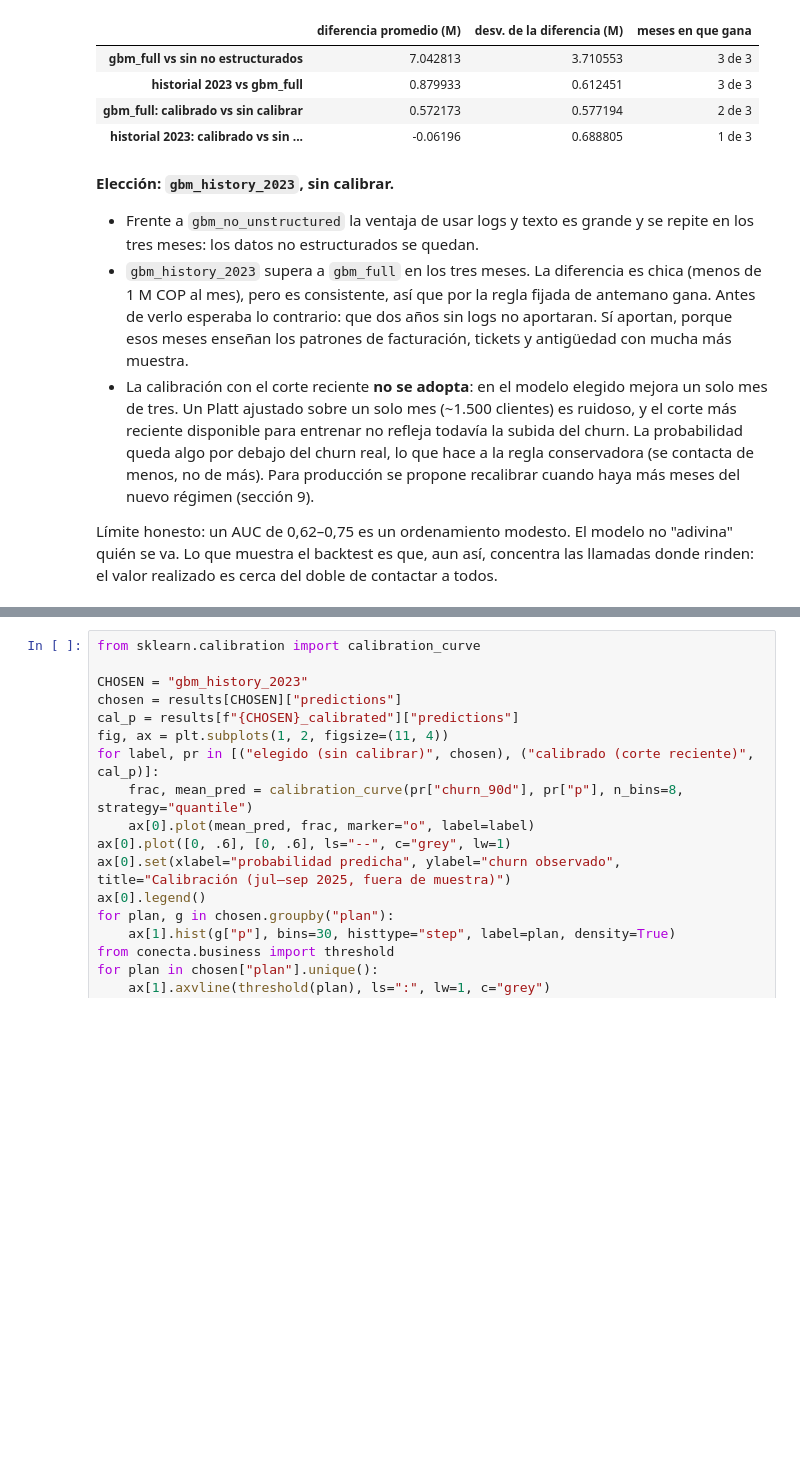
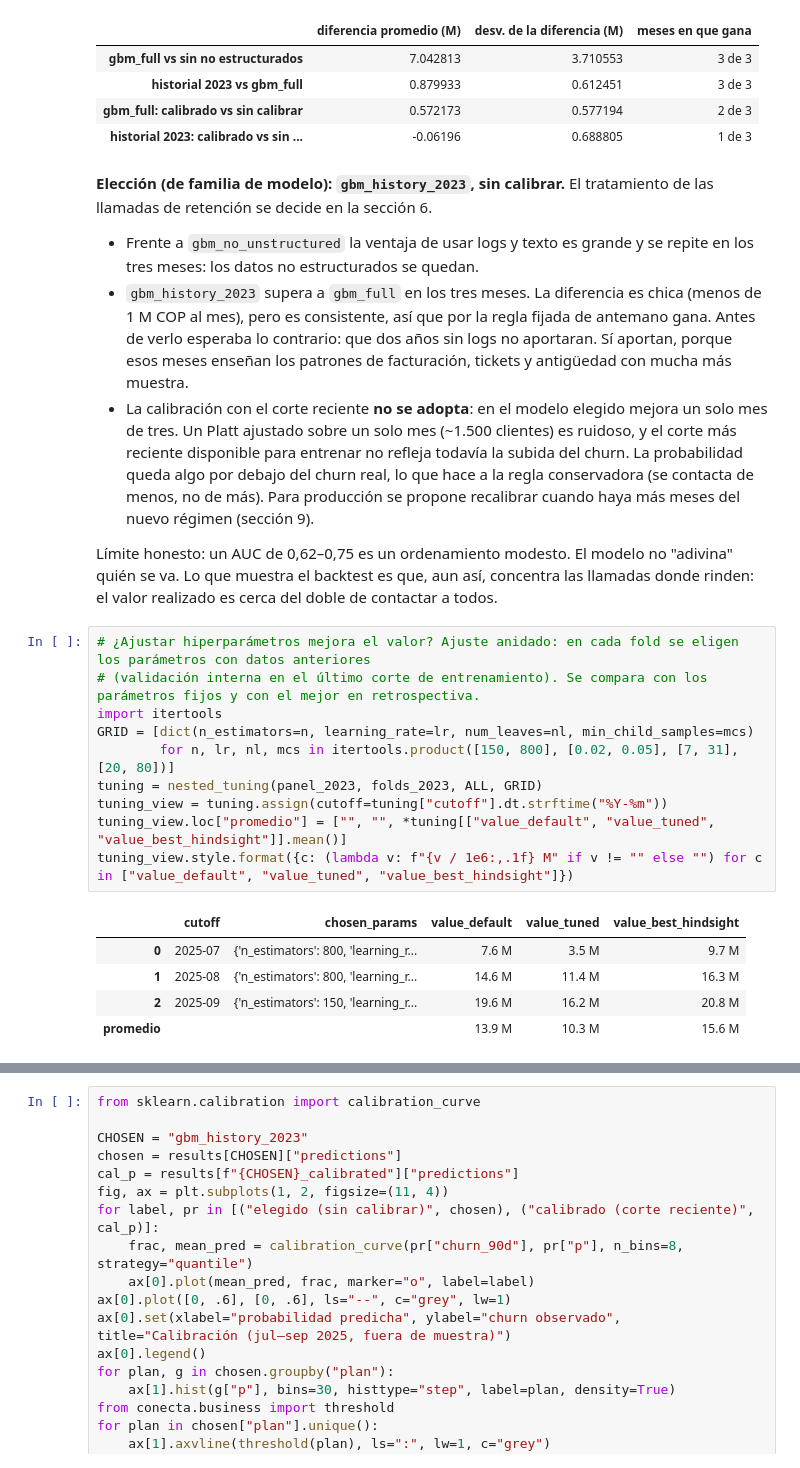
Before and after one commit to unfresh25/conecta-churn, a Jupyter notebook: solucion.ipynb, the cells around one changed output, grey strips where cells are left out. Cells and saved outputs as stored; diff of their text form; blank space fills up the shorter version.

```diff
--- a/solucion.ipynb
+++ b/solucion.ipynb
@@ -529,7 +529,7 @@ pd.DataFrame({"gbm_full vs sin no estructurados": paired("gbm_full", "gbm_no_uns
 | gbm_full: calibrado vs sin calibrar | 0.572173 | 0.577194 | 2 de 3 |
 | historial 2023: calibrado vs sin ... | -0.06196 | 0.688805 | 1 de 3 |
 # %% [markdown]
-**Elección: `gbm_history_2023`, sin calibrar.**
+**Elección (de familia de modelo): `gbm_history_2023`, sin calibrar.** El tratamiento de las llamadas de retención se decide en la sección 6.
 - Frente a `gbm_no_unstructured` la ventaja de usar logs y texto es grande y se repite en los tres meses: los datos no estructurados se quedan.
 - `gbm_history_2023` supera a `gbm_full` en los tres meses. La diferencia es chica (menos de 1 M COP al mes), pero es consistente,
   así que por la regla fijada de antemano gana. Antes de verlo esperaba lo contrario: que dos años sin logs no aportaran. Sí aportan,
@@ -541,3 +541,19 @@ pd.DataFrame({"gbm_full vs sin no estructurados": paired("gbm_full", "gbm_no_uns
 
 Límite honesto: un AUC de 0,62–0,75 es un ordenamiento modesto. El modelo no "adivina" quién se va. Lo que muestra el backtest
 es que, aun así, concentra las llamadas donde rinden: el valor realizado es cerca del doble de contactar a todos.
+# %%
+# ¿Ajustar hiperparámetros mejora el valor? Ajuste anidado: en cada fold se eligen los parámetros con datos anteriores
+# (validación interna en el último corte de entrenamiento). Se compara con los parámetros fijos y con el mejor en retrospectiva.
+import itertools
+GRID = [dict(n_estimators=n, learning_rate=lr, num_leaves=nl, min_child_samples=mcs)
+        for n, lr, nl, mcs in itertools.product([150, 800], [0.02, 0.05], [7, 31], [20, 80])]
+tuning = nested_tuning(panel_2023, folds_2023, ALL, GRID)
+tuning_view = tuning.assign(cutoff=tuning["cutoff"].dt.strftime("%Y-%m"))
+tuning_view.loc["promedio"] = ["", "", *tuning[["value_default", "value_tuned", "value_best_hindsight"]].mean()]
+tuning_view.style.format({c: (lambda v: f"{v / 1e6:,.1f} M" if v != "" else "") for c in ["value_default", "value_tuned", "value_best_hindsight"]})
+# %% [output]
+|  | cutoff | chosen_params | value_default | value_tuned | value_best_hindsight |
+| 0 | 2025-07 | {'n_estimators': 800, 'learning_r... | 7.6 M | 3.5 M | 9.7 M |
+| 1 | 2025-08 | {'n_estimators': 800, 'learning_r... | 14.6 M | 11.4 M | 16.3 M |
+| 2 | 2025-09 | {'n_estimators': 150, 'learning_r... | 19.6 M | 16.2 M | 20.8 M |
+| promedio |  |  | 13.9 M | 10.3 M | 15.6 M |
```
Also changed, not shown: parts of 13 cells of this notebook, 6 other files.
